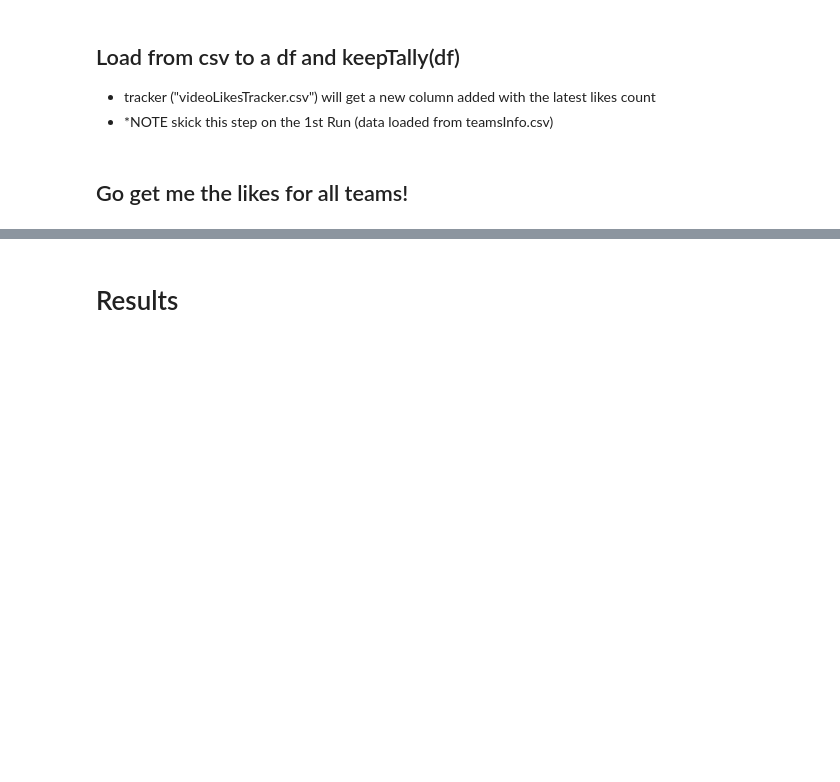
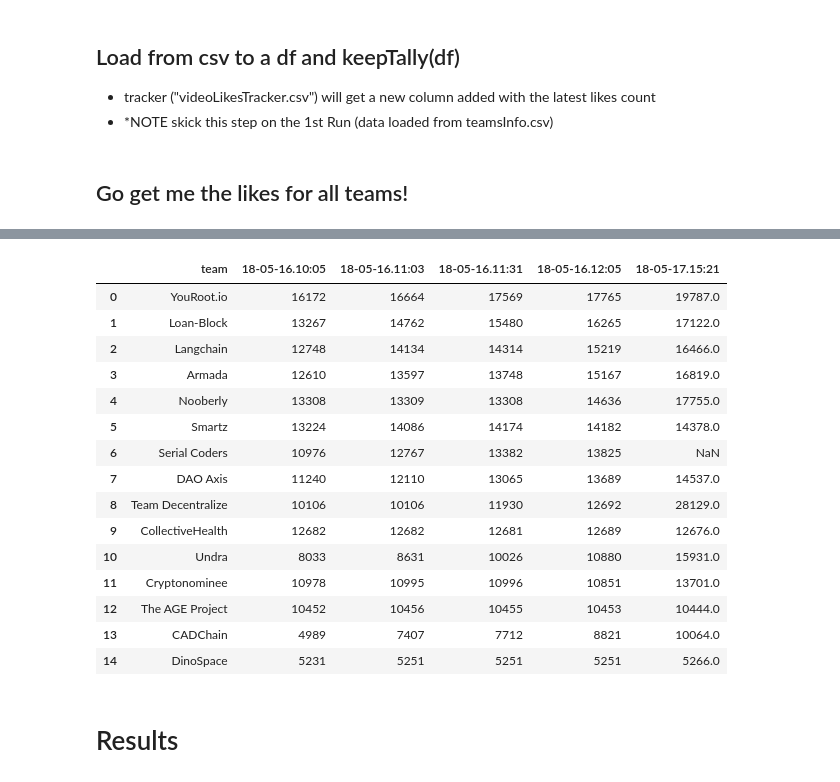
Before and after one commit to driankus/youtube-UpVote-tracker, a Jupyter notebook: scrapperBS4.ipynb, the cells around one changed output, grey strips where cells are left out. Cells and saved outputs as stored; diff of their text form; code cells hidden in the pictures; blank space fills up the shorter version.

```diff
--- a/scrapperBS4.ipynb
+++ b/scrapperBS4.ipynb
@@ -92,3 +109,23 @@ Save to csve fie 'videoLikesTracker.csv'
+# %%
+tracker = tracker.drop(columns='url')
+tracker.head(15)
+# %% [output]
+|  | team | 18-05-16.10:05 | 18-05-16.11:03 | 18-05-16.11:31 | 18-05-16.12:05 | 18-05-17.15:21 |
+| 0 | YouRoot.io | 16172 | 16664 | 17569 | 17765 | 19787.0 |
+| 1 | Loan-Block | 13267 | 14762 | 15480 | 16265 | 17122.0 |
+| 2 | Langchain | 12748 | 14134 | 14314 | 15219 | 16466.0 |
+| 3 | Armada | 12610 | 13597 | 13748 | 15167 | 16819.0 |
+| 4 | Nooberly | 13308 | 13309 | 13308 | 14636 | 17755.0 |
+| 5 | Smartz | 13224 | 14086 | 14174 | 14182 | 14378.0 |
+| 6 | Serial Coders | 10976 | 12767 | 13382 | 13825 | NaN |
+| 7 | DAO Axis | 11240 | 12110 | 13065 | 13689 | 14537.0 |
+| 8 | Team Decentralize | 10106 | 10106 | 11930 | 12692 | 28129.0 |
+| 9 | CollectiveHealth | 12682 | 12682 | 12681 | 12689 | 12676.0 |
+| 10 | Undra | 8033 | 8631 | 10026 | 10880 | 15931.0 |
+| 11 | Cryptonominee | 10978 | 10995 | 10996 | 10851 | 13701.0 |
+| 12 | The AGE Project | 10452 | 10456 | 10455 | 10453 | 10444.0 |
+| 13 | CADChain | 4989 | 7407 | 7712 | 8821 | 10064.0 |
+| 14 | DinoSpace | 5231 | 5251 | 5251 | 5251 | 5266.0 |
 # %% [markdown]
 # Results
 # %% [markdown]
```
Also changed, not shown: parts of 3 cells of this notebook, 22 other files.
